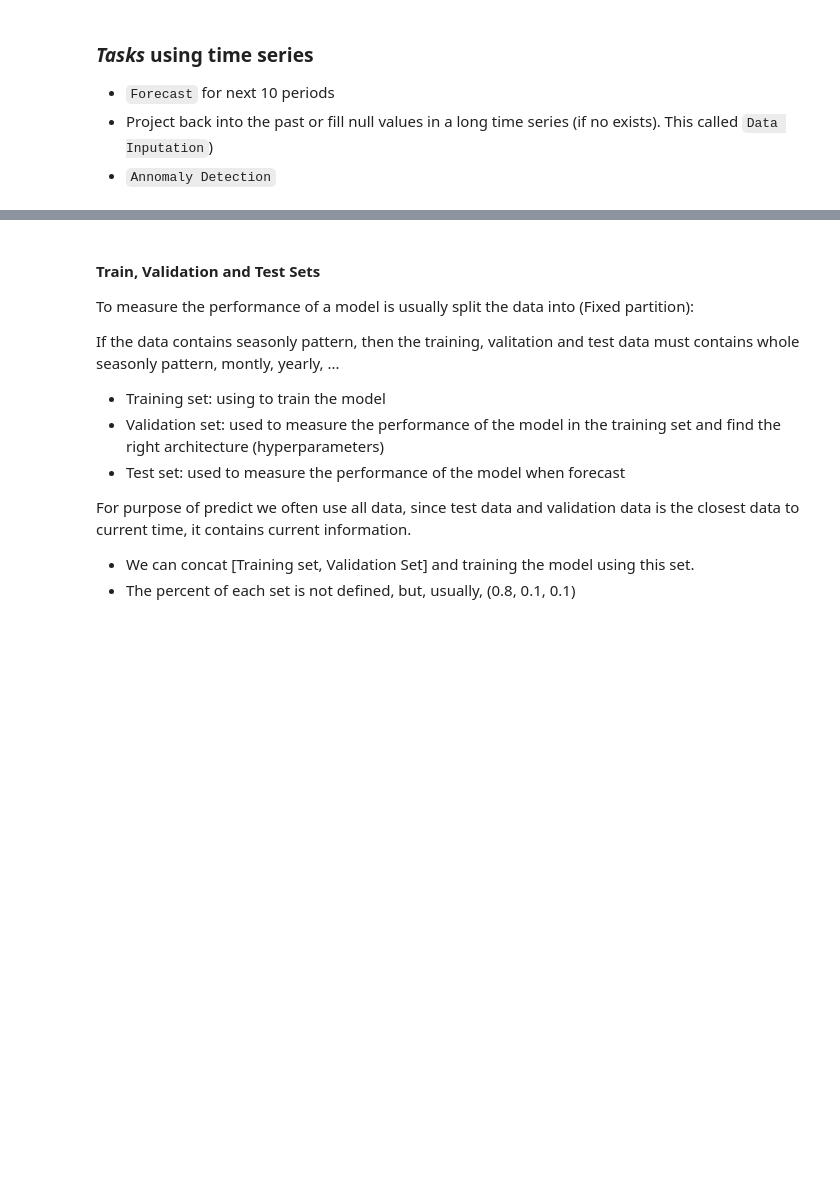
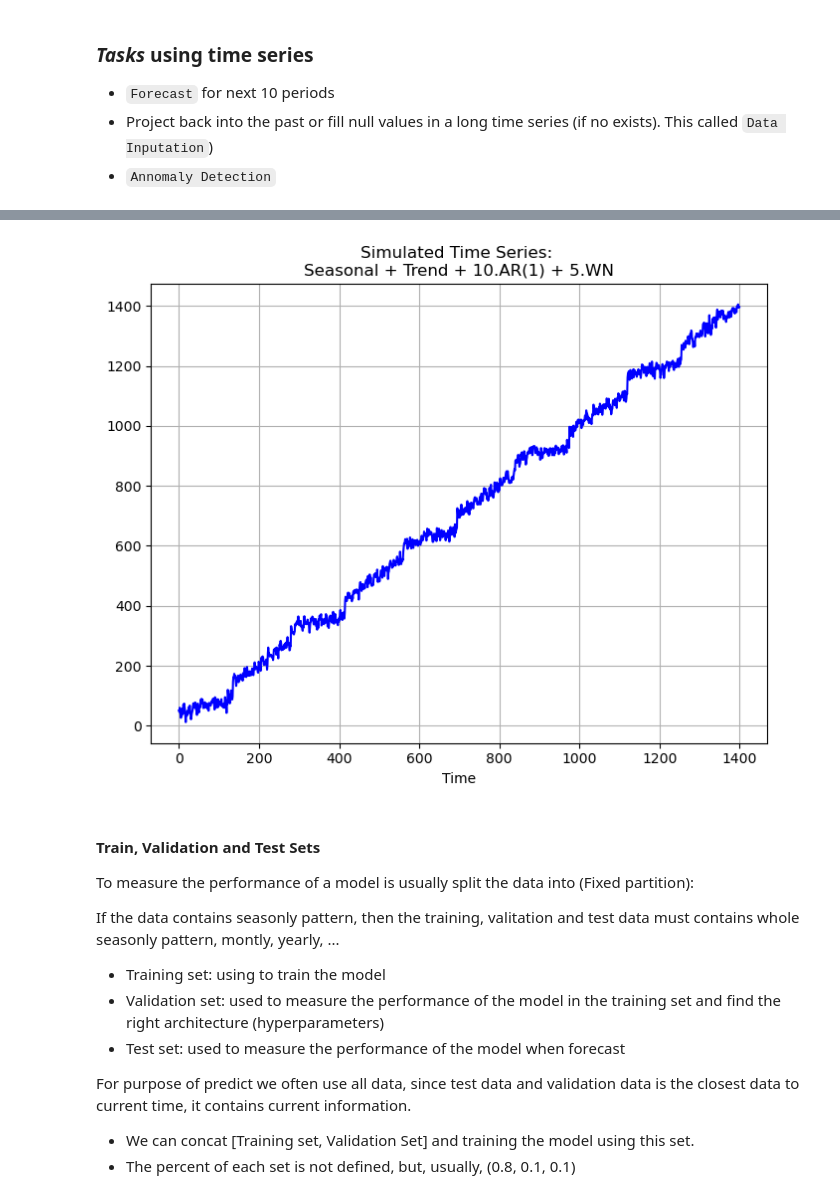
Before and after one commit to dante-cmd/NeuralNetwork, a Jupyter notebook: 04_advanced_neural_network.ipynb, the cells around one changed output, grey strips where cells are left out. Drawn from its saved outputs; the diff is of its cells as text; code cells hidden in the pictures; blank space fills up the shorter version.

```diff
--- a/04_advanced_neural_network.ipynb
+++ b/04_advanced_neural_network.ipynb
@@ -36,3 +102,35 @@ import matplotlib.pyplot as plt
+# %%
+class WhiteNoise:
+    def __init__(self, size:int):
+        # white noise
+        self.size = size
+
+    def __call__(self):
+        e = np.random.randn(self.size)
+        return e
+# %%
+class Trend:
+    def __init__(self, size:int):
+        self.trend = np.arange(0, size)
+
+    def __call__(self):
+        return self.trend
+# %%
+size = 1400
+season = Season(size, n_cycles = 5 ,  w=0.2, a=40)
+ar = AR(size, theta=0.5)
+wn = WhiteNoise(size)
+trend = Trend(size)
+# %%
+x = season() + trend() +  ar()*10 + wn()*5
+# %%
+fig, ax = plt.subplots( figsize=(8, 6))
+ax.plot(trend(), x, c='b')
+ax.set_title('Simulated Time Series: \nSeasonal + Trend + 10.AR(1) + 5.WN')
+ax.grid(True)
+ax.set_xlabel('Time');
+# %% [output]
+[figure, added]
 # %% [markdown]
 #### Train, Validation and Test Sets
 
```
Also changed, not shown: parts of 152 cells of this notebook, 10 other files.
